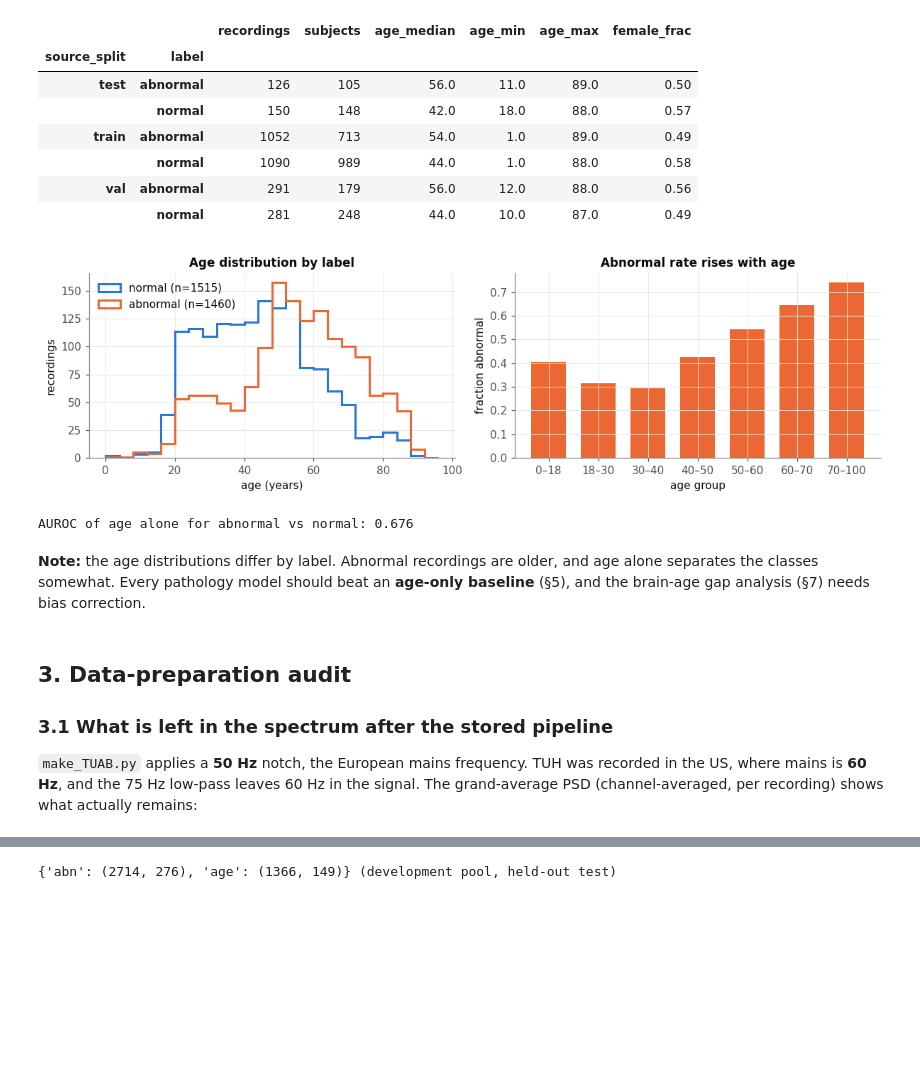
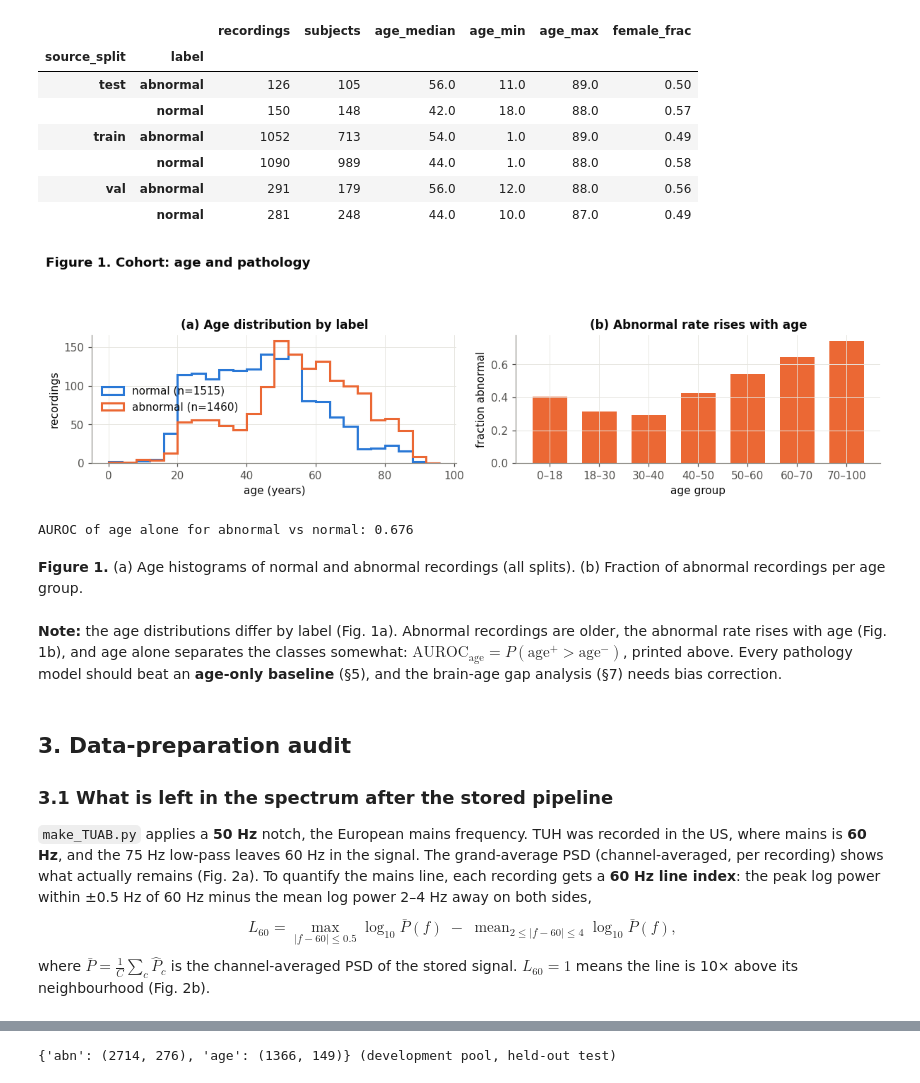
Before and after one commit to Neuro-Clalit/LaBraM, a Jupyter notebook: notebooks/eeg_feature_extraction_tuab.ipynb, the cells around one changed output, grey strips where cells are left out. Drawn from its saved outputs; the diff is of its cells as text; code cells hidden in the pictures; blank space fills up the shorter version.

```diff
--- a/notebooks/eeg_feature_extraction_tuab.ipynb
+++ b/notebooks/eeg_feature_extraction_tuab.ipynb
@@ -247,6 +389,13 @@ _scat = np.load(CACHE_SCAT)
 assert (_scat["meta/stem"] == D["meta/stem"]).all(), "caches must cover the same recordings in the same order"
 D.update({k: _scat[k] for k in _scat.files if k.startswith("rec/")})
 NAMES.update(tuab.scattering_names())
+CACHE_SPEC = os.environ.get("TUAB_SPECTROGRAM_CACHE", tuab.default_cache_path(NPY_ROOT, "spectrogram"))
+if not os.path.exists(CACHE_SPEC):
+    tuab.extract_corpus(NPY_ROOT, CACHE_SPEC, n_jobs=N_JOBS, kind="spectrogram")
+_spec = np.load(CACHE_SPEC)
+assert (_spec["meta/stem"] == D["meta/stem"]).all()
+D.update({k: _spec[k] for k in _spec.files if k.startswith("rec/")})
+NAMES.update(tuab.spectrogram_names())
 CH = tuab.CHANNELS_1020
 print(f"loaded {CACHE}: {len(D)} arrays, {sum(v.nbytes for v in D.values()) / 1e9:.2f} GB "
       f"in {time.time() - t0:.0f}s")
@@ -263,4 +412,15 @@ plt.rcParams.update({
     "legend.frameon": False, "figure.dpi": 110, "font.size": 10, "axes.titlesize": 11,
     "axes.titleweight": "bold", "patch.linewidth": 0,
 })
+
+
+def finish(fig, axes, n, title):
+    # Number the figure ("Figure n.") and letter its panels: "(a) <title>", "(b) ...".
+    axs = list(np.ravel(axes))
+    if len(axs) > 1:
+        for k, ax in enumerate(axs):
+            ax.set_title(f"({chr(97 + k)}) " + ax.get_title())
+    fig.suptitle(f"Figure {n}. {title}", fontsize=12, fontweight="bold", x=0.01, ha="left")
+    fig.tight_layout(rect=(0, 0, 1, 1 - 0.4 / fig.get_size_inches()[1]))
+    plt.show()
 # %% [output]
@@ -297,27 +457,30 @@ age missing (TUH 90+ redaction): 15
 # %%
 fig, axes = plt.subplots(1, 2, figsize=(11, 3.3))
 bins = np.arange(0, 100, 4)
 for lab, c in [("normal", C_NORMAL), ("abnormal", C_ABN)]:
     a = age[(meta.label == lab).to_numpy() & age_ok]
     axes[0].hist(a, bins=bins, histtype="step", lw=2, color=c, label=f"{lab} (n={len(a)})")
 axes[0].set(xlabel="age (years)", ylabel="recordings", title="Age distribution by label")
 axes[0].legend()
 dec = pd.cut(meta.age, [0, 18, 30, 40, 50, 60, 70, 100], right=False)
 frac = meta.groupby(dec, observed=True).abnormal.mean()
 axes[1].bar(range(len(frac)), frac.values, color=C_ABN, width=0.7)
 axes[1].set_xticks(range(len(frac)), [f"{int(i.left)}–{int(i.right)}" for i in frac.index])
 axes[1].set(xlabel="age group", ylabel="fraction abnormal", title="Abnormal rate rises with age")
-plt.tight_layout(); plt.show()
+finish(fig, axes, 1, "Cohort: age and pathology")
 
 auc_age = stats.mannwhitneyu(age[age_ok & ~normal], age[age_ok & normal]).statistic / (
     (age_ok & ~normal).sum() * (age_ok & normal).sum())
 print(f"AUROC of age alone for abnormal vs normal: {auc_age:.3f}")
 # %% [output]
-[figure, old version]
+[figure, new version]
 AUROC of age alone for abnormal vs normal: 0.676
+# %% [markdown]
+**Figure 1.** (a) Age histograms of normal and abnormal recordings (all splits). (b) Fraction of abnormal recordings per age group.
 # %% [markdown]
-**Note:** the age distributions differ by label. Abnormal recordings are older, and age
-alone separates the classes somewhat. Every pathology model should beat an **age-only
+**Note:** the age distributions differ by label (Fig. 1a). Abnormal recordings are older,
+the abnormal rate rises with age (Fig. 1b), and age alone separates the classes somewhat:
+$\text{AUROC}_{\text{age}} = P(\text{age}^{+} > \text{age}^{-})$, printed above. Every pathology model should beat an **age-only
 baseline** (§5), and the brain-age gap analysis (§7) needs bias correction.
 # %% [markdown]
 ## 3. Data-preparation audit
@@ -325,7 +488,12 @@ baseline** (§5), and the brain-age gap analysis (§7) needs bias correction.
 ### 3.1 What is left in the spectrum after the stored pipeline
 `make_TUAB.py` applies a **50 Hz** notch, the European mains frequency. TUH was recorded
 in the US, where mains is **60 Hz**, and the 75 Hz low-pass leaves 60 Hz in the signal.
-The grand-average PSD (channel-averaged, per recording) shows what actually remains:
+The grand-average PSD (channel-averaged, per recording) shows what actually remains
+(Fig. 2a). To quantify the mains line, each recording gets a **60 Hz line index**: the peak
+log power within ±0.5 Hz of 60 Hz minus the mean log power 2–4 Hz away on both sides,
+$$L_{60} = \max_{\lvert f-60\rvert\le0.5}\log_{10}\bar P(f) \;-\; \operatorname{mean}_{2\le\lvert f-60\rvert\le4}\log_{10}\bar P(f),$$
+where $\bar P = \frac1C\sum_c\hat P_c$ is the channel-averaged PSD of the stored signal.
+$L_{60} = 1$ means the line is 10× above its neighbourhood (Fig. 2b).
 # %%
 freqs_full = D["mean_psd_freqs"][0]
 lp = D["mean_psd"]  # [N, 201] log10 µV²/Hz, stored 23-ch signal
```
Also changed, not shown: parts of 102 cells of this notebook, 5 other files.
